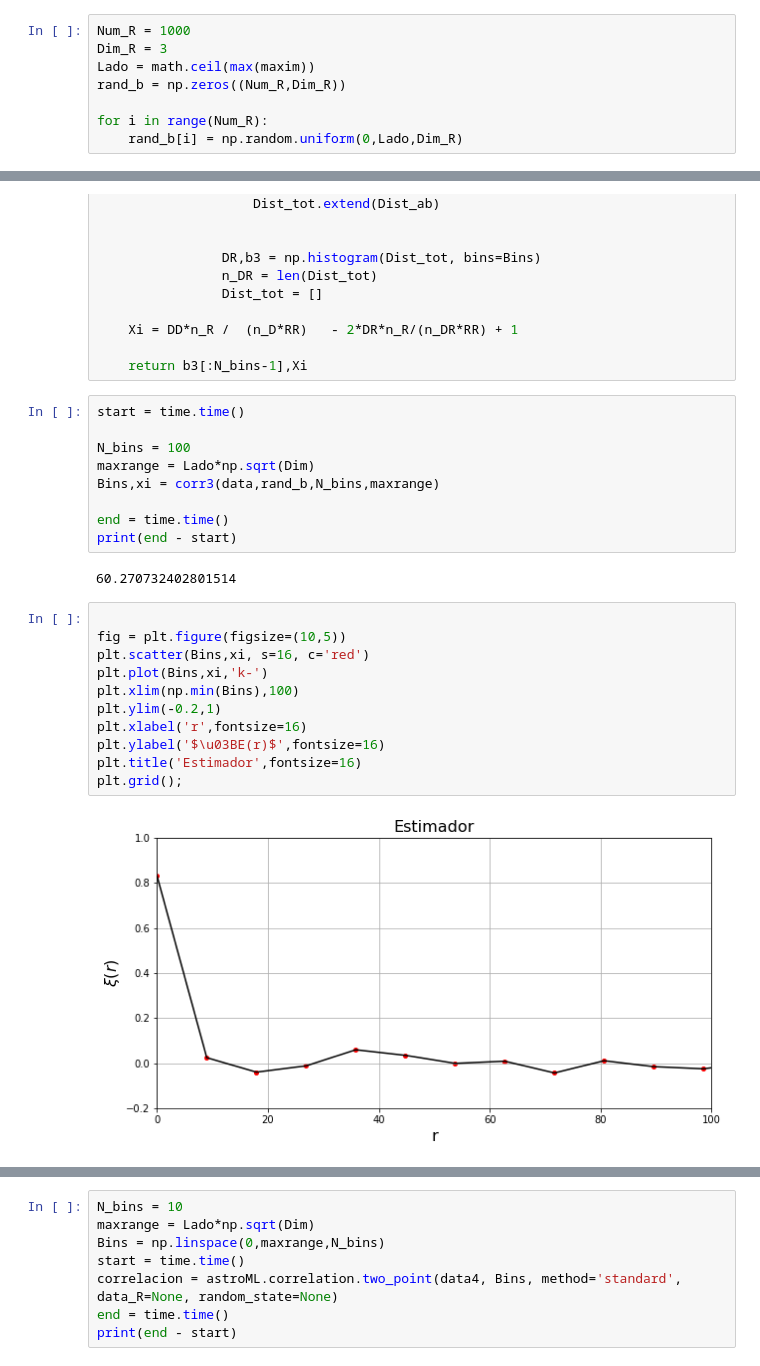
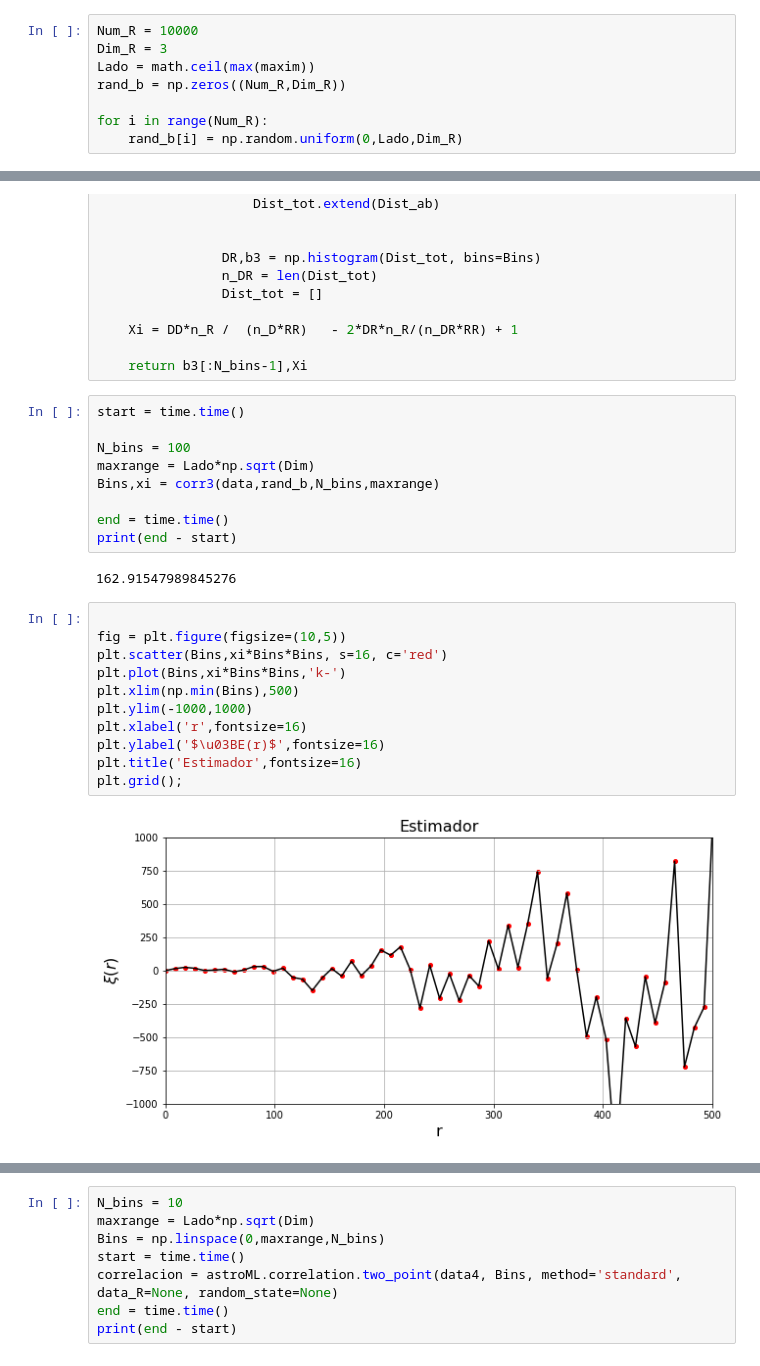
Before and after one commit to DCIDA2019/dcida2020ii-JoseDeJesusMV, a Jupyter notebook: Nov24/Correlacion 250k.ipynb, the cells around one changed output, grey strips where cells are left out. Drawn from its saved outputs; the diff is of its cells as text.

```diff
--- a/Nov24/Correlacion 250k.ipynb
+++ b/Nov24/Correlacion 250k.ipynb
@@ -43,7 +43,7 @@ for i in range(Num):
     rand_a[i] = np.random.uniform(0,Lado,Dim)
     rand_b[i] = np.random.uniform(0,Lado,Dim)
 # %%
-Num_R = 1000
+Num_R = 10000
 Dim_R = 3
 Lado = math.ceil(max(maxim))
 rand_b = np.zeros((Num_R,Dim_R))
@@ -112,17 +112,17 @@ Bins,xi = corr3(data,rand_b,N_bins,maxrange)
 end = time.time()
 print(end - start)
 # %% [output]
-60.270732402801514
+162.91547989845276
 # %%
 
 fig = plt.figure(figsize=(10,5))
-plt.scatter(Bins,xi, s=16, c='red')
-plt.plot(Bins,xi,'k-')
-plt.xlim(np.min(Bins),100)
-plt.ylim(-0.2,1)
+plt.scatter(Bins,xi*Bins*Bins, s=16, c='red')
+plt.plot(Bins,xi*Bins*Bins,'k-')
+plt.xlim(np.min(Bins),500)
+plt.ylim(-1000,1000)
 plt.xlabel('r',fontsize=16)
 plt.ylabel('$\u03BE(r)$',fontsize=16)
 plt.title('Estimador',fontsize=16)
 plt.grid();
 # %% [output]
-[figure, old version]
+[figure, new version]
```
Also changed, not shown: parts of 6 cells of this notebook.
